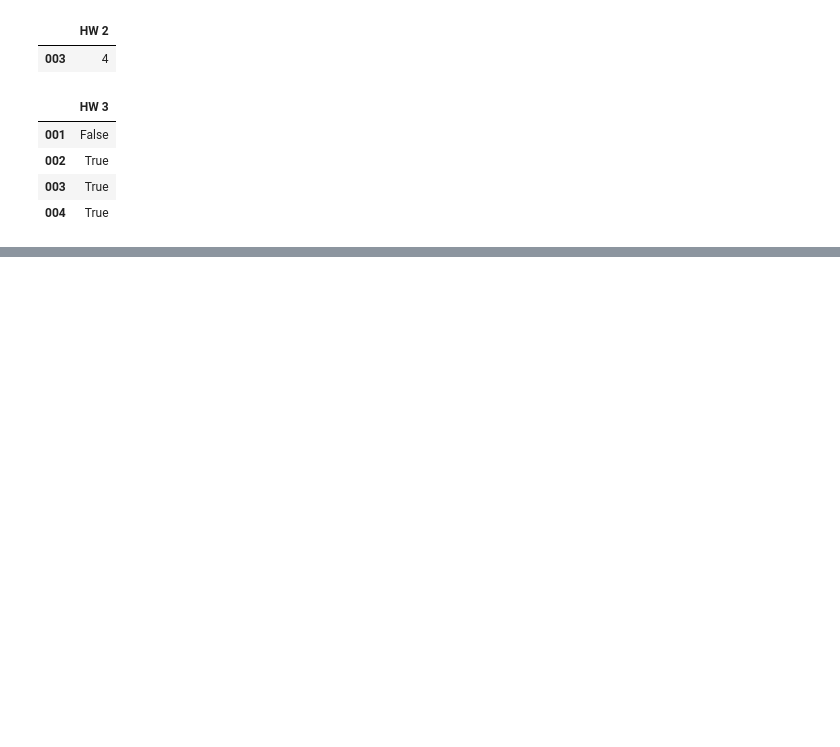
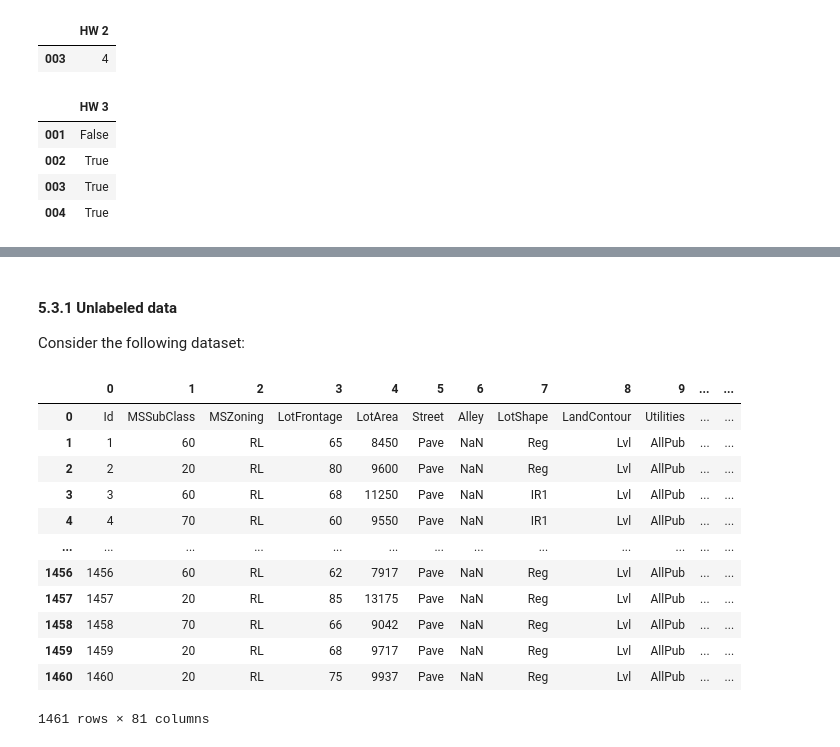
Before and after one commit to drolsonmi/math3080, a Jupyter notebook: Notes/05 Obtaining Data.ipynb, the cells around one changed output, grey strips where cells are left out. Drawn from its saved outputs; the diff is of its cells as text; code cells hidden in the pictures; blank space fills up the shorter version.

Commit message:
Added notes and data for Cleaning Data lecture

```diff
--- a/Notes/05 Obtaining Data.ipynb
+++ b/Notes/05 Obtaining Data.ipynb
@@ -146,0 +153,22 @@ df[df['HW 3'] == 4]
+# %% [markdown]
+#### 5.3.1 Unlabeled data
+Consider the following dataset:
+# %%
+import pandas as pd
+
+df = pd.read_csv('../Datasets/unlabeled_data.csv', header=None)
+df
+# %% [output]
+|  | 0 | 1 | 2 | 3 | 4 | 5 | 6 | 7 | 8 | 9 | ... | ... |
+| 0 | Id | MSSubClass | MSZoning | LotFrontage | LotArea | Street | Alley | LotShape | LandContour | Utilities | ... | ... |
+| 1 | 1 | 60 | RL | 65 | 8450 | Pave | NaN | Reg | Lvl | AllPub | ... | ... |
+| 2 | 2 | 20 | RL | 80 | 9600 | Pave | NaN | Reg | Lvl | AllPub | ... | ... |
+| 3 | 3 | 60 | RL | 68 | 11250 | Pave | NaN | IR1 | Lvl | AllPub | ... | ... |
+| 4 | 4 | 70 | RL | 60 | 9550 | Pave | NaN | IR1 | Lvl | AllPub | ... | ... |
+| ... | ... | ... | ... | ... | ... | ... | ... | ... | ... | ... | ... | ... |
+| 1456 | 1456 | 60 | RL | 62 | 7917 | Pave | NaN | Reg | Lvl | AllPub | ... | ... |
+| 1457 | 1457 | 20 | RL | 85 | 13175 | Pave | NaN | Reg | Lvl | AllPub | ... | ... |
+| 1458 | 1458 | 70 | RL | 66 | 9042 | Pave | NaN | Reg | Lvl | AllPub | ... | ... |
+| 1459 | 1459 | 20 | RL | 68 | 9717 | Pave | NaN | Reg | Lvl | AllPub | ... | ... |
+| 1460 | 1460 | 20 | RL | 75 | 9937 | Pave | NaN | Reg | Lvl | AllPub | ... | ... |
+1461 rows × 81 columns
```
Also changed, not shown: parts of 14 cells of this notebook, 6 other files.
